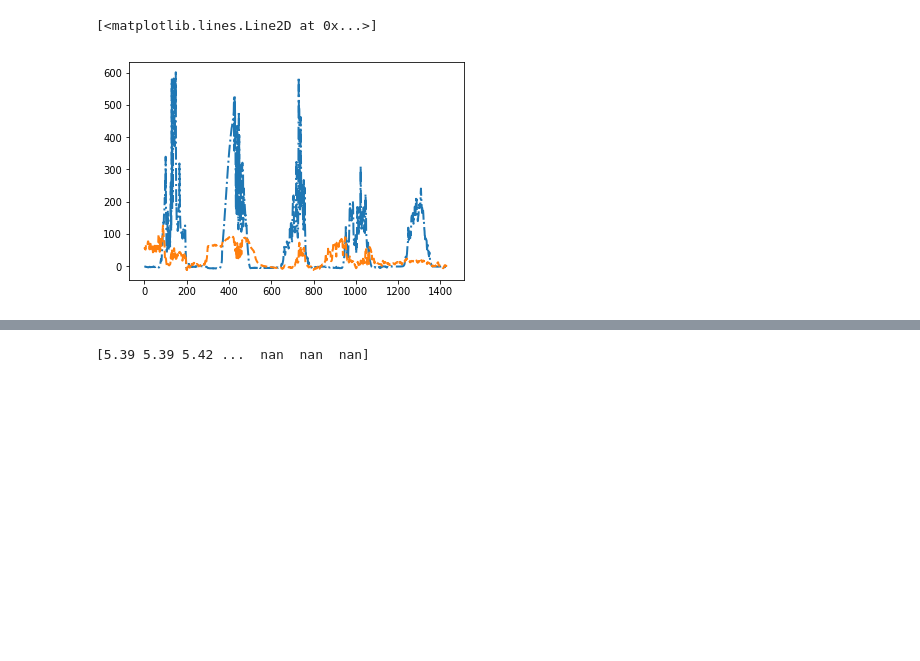
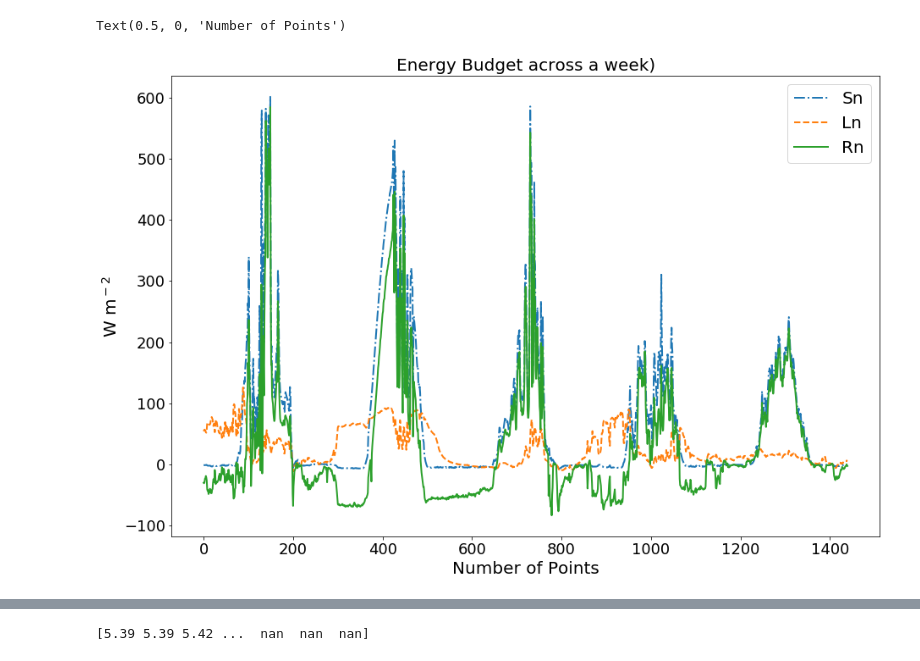
Before and after one commit to IsabelSmith1998/Assignment-Two--25002661, a Jupyter notebook: Assignmnet two.ipynb, the cells around one changed output, grey strips where cells are left out. Cells and saved outputs as stored; diff of their text form; code cells hidden in the pictures; blank space fills up the shorter version.

```diff
--- a/Assignmnet two.ipynb
+++ b/Assignmnet two.ipynb
@@ -19,9 +19,16 @@ time= data5[:,1]
 SW= (Sdw-suw)
 LW= -(Ldw-Luw)
 Rn = LW+SW
-# %%
-plt.plot(SW,"-.",label='Sn',lw=2)
-plt.plot(LW,"--",label='Ln',lw=2)
-# %% [output]
-[<matplotlib.lines.Line2D at 0x...>]
-[figure, removed]
+# %%
+plt.figure(num=1, figsize=(15,10))
+plt.plot(SW,"-.",label='Sn',lw=2)
+plt.plot(LW,"--",label='Ln',lw=2)
+plt.plot(Netradiation,"-",label='Rn',lw=2)
+plt.legend(loc='best',fontsize=20)
+plt.tick_params(labelsize= 18)
+plt.ylabel('W m${^-}{^2}$',fontsize=20)
+plt.title('Energy Budget across a week)',fontsize=20)
+plt.xlabel('Number of Points',fontsize=20)
+# %% [output]
+Text(0.5, 0, 'Number of Points')
+[figure, added]
```
Also changed, not shown: parts of 10 cells of this notebook, 1 other file.
